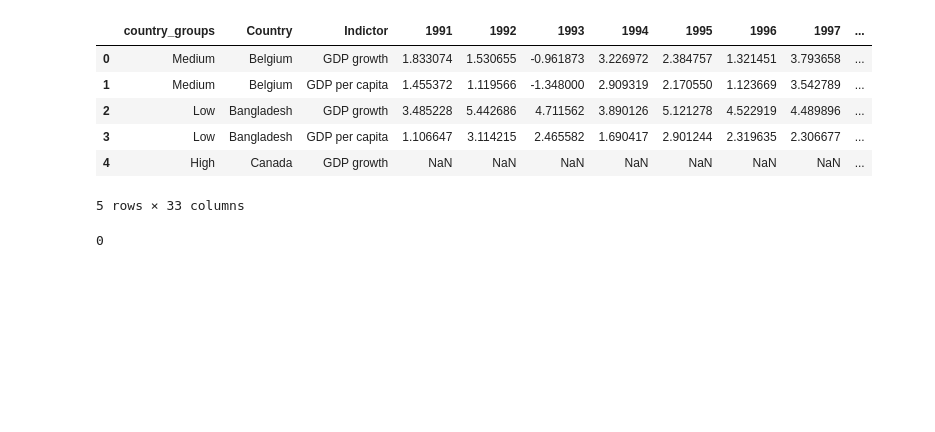
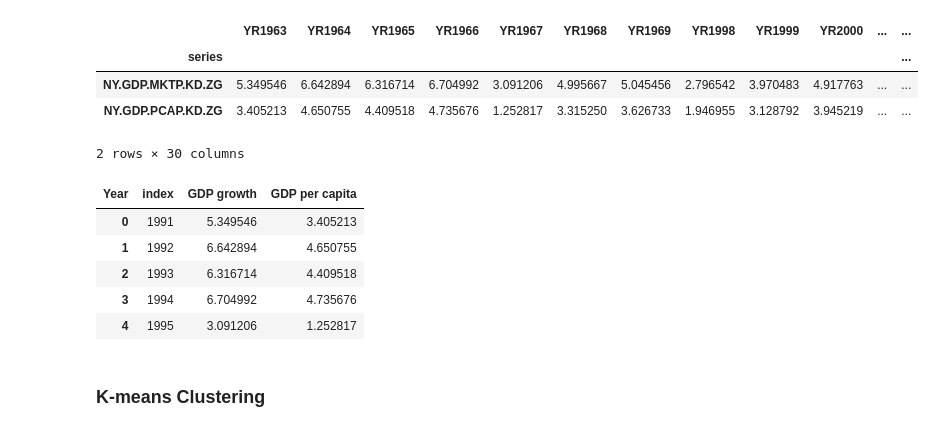
Before and after one commit to Haroon213213/Assignment-3, a Jupyter notebook: assignment_3_clustering.ipynb, the cells around one changed output. Drawn from its saved outputs; the diff is of its cells as text; code cells hidden in the pictures; blank space fills up the shorter version.

```diff
--- a/assignment_3_clustering.ipynb
+++ b/assignment_3_clustering.ipynb
@@ -35,13 +24,24 @@ country_groups = {
 # %%
 indicator_ids = ["NY.GDP.MKTP.KD.ZG", "NY.GDP.PCAP.KD.ZG"]
 # %%
-df1  = wb.data.DataFrame(indicator_ids, country_codes, mrv=30) # most recent 30 years
+def get_data(country_codes):
 
-df1 = df1.reset_index()
+    """
+    Get the data using world bank API into Pandas DataFrame
+    """
 
-df1["series"].replace({"NY.GDP.MKTP.KD.ZG": "GDP growth", "NY.GDP.PCAP.KD.ZG": "GDP per capita"}, inplace=True)
-df1.columns = ['Country', 'Indictor', '1991', '1992', '1993', '1994', '1995', '1996', '1997', '1998',
-               '1999', '2000', '2001', '2002', '2003', '2004', '2005', '2006', '2007', '2008', '2009','2010',
-               '2011', '2012','2013','2014','2015','2016','2017','2018', '2019', '2020']
+    data  = wb.data.DataFrame(indicator_ids, country_codes, mrv=30) # most recent 30 years
 
-df1.to_csv("Economy_data.csv", index = False)
+    df = data.reset_index()
+
+    df["series"].replace({"NY.GDP.MKTP.KD.ZG": "GDP growth", "NY.GDP.PCAP.KD.ZG": "GDP per capita"}, inplace=True)
+    df.columns = ['Year', '1991', '1992', '1993', '1994', '1995', '1996', '1997', '1998',
+                    '1999', '2000', '2001', '2002', '2003', '2004', '2005', '2006', '2007', '2008', '2009','2010',
+                    '2011', '2012','2013','2014','2015','2016','2017','2018', '2019', '2020']
+
+    ## Reshape data to get in required format
+    df = df.transpose()
+    df.columns = df.iloc[0]
+    df = df[1:].reset_index()
+    ### Returns data in original and transposed format
+    return data, df
@@ -59,27 +48,20 @@ df1.head()
-# %%
-df1.insert(loc=0, column='country_groups', value=df1['Country'].map(country_groups))
-df1.head()
-# %% [output]
-|  | country_groups | Country | Indictor | 1991 | 1992 | 1993 | 1994 | 1995 | 1996 | 1997 | ... |
-| 0 | Medium | Belgium | GDP growth | 1.833074 | 1.530655 | -0.961873 | 3.226972 | 2.384757 | 1.321451 | 3.793658 | ... |
-| 1 | Medium | Belgium | GDP per capita | 1.455372 | 1.119566 | -1.348000 | 2.909319 | 2.170550 | 1.123669 | 3.542789 | ... |
-| 2 | Low | Bangladesh | GDP growth | 3.485228 | 5.442686 | 4.711562 | 3.890126 | 5.121278 | 4.522919 | 4.489896 | ... |
-| 3 | Low | Bangladesh | GDP per capita | 1.106647 | 3.114215 | 2.465582 | 1.690417 | 2.901244 | 2.319635 | 2.306677 | ... |
-| 4 | High | Canada | GDP growth | NaN | NaN | NaN | NaN | NaN | NaN | NaN | ... |
-5 rows × 33 columns
-# %%
-## features with missing values
-for feature in df1.drop(['country_groups', 'Country', 'Indictor'], axis = 1).columns:
-    mean = df1[feature].mean()
-    std = df1[feature].std()
-    is_null = df1[feature].isnull().sum()
-    # Get random numbers between the mean, std and is_null
-    rand_age = np.random.randint(mean - std, mean + std, size = is_null)
-    # fill NaN values in each feature column with random values generated
-    feature_slice = df1[feature].copy()
-    feature_slice[np.isnan(feature_slice)] = rand_age
-    df1[feature] = feature_slice
-##Check if any column still contain missing values
-df1[feature].isnull().sum()
-# %% [output]
-0
+# %%
+## Data in original format
+get_data("CAN")[0]
+# %% [output]
+|  | YR1963 | YR1964 | YR1965 | YR1966 | YR1967 | YR1968 | YR1969 | YR1998 | YR1999 | YR2000 | ... | ... |
+| series |  |  |  |  |  |  |  |  |  |  |  | ... |
+| NY.GDP.MKTP.KD.ZG | 5.349546 | 6.642894 | 6.316714 | 6.704992 | 3.091206 | 4.995667 | 5.045456 | 2.796542 | 3.970483 | 4.917763 | ... | ... |
+| NY.GDP.PCAP.KD.ZG | 3.405213 | 4.650755 | 4.409518 | 4.735676 | 1.252817 | 3.315250 | 3.626733 | 1.946955 | 3.128792 | 3.945219 | ... | ... |
+2 rows × 30 columns
+# %%
+## get GDP data in transposed format
+df1 = get_data("CAN")[1]
+df1.head()
+# %% [output]
+| Year | index | GDP growth | GDP per capita |
+| 0 | 1991 | 5.349546 | 3.405213 |
+| 1 | 1992 | 6.642894 | 4.650755 |
+| 2 | 1993 | 6.316714 | 4.409518 |
+| 3 | 1994 | 6.704992 | 4.735676 |
+| 4 | 1995 | 3.091206 | 1.252817 |
@@ -86,3 +72,5 @@ df1[feature].isnull().sum()
+# %% [markdown]
+### K-means Clustering
 # %%
 from sklearn.preprocessing import StandardScaler
 # %%
```
Also changed, not shown: parts of 23 cells of this notebook.
